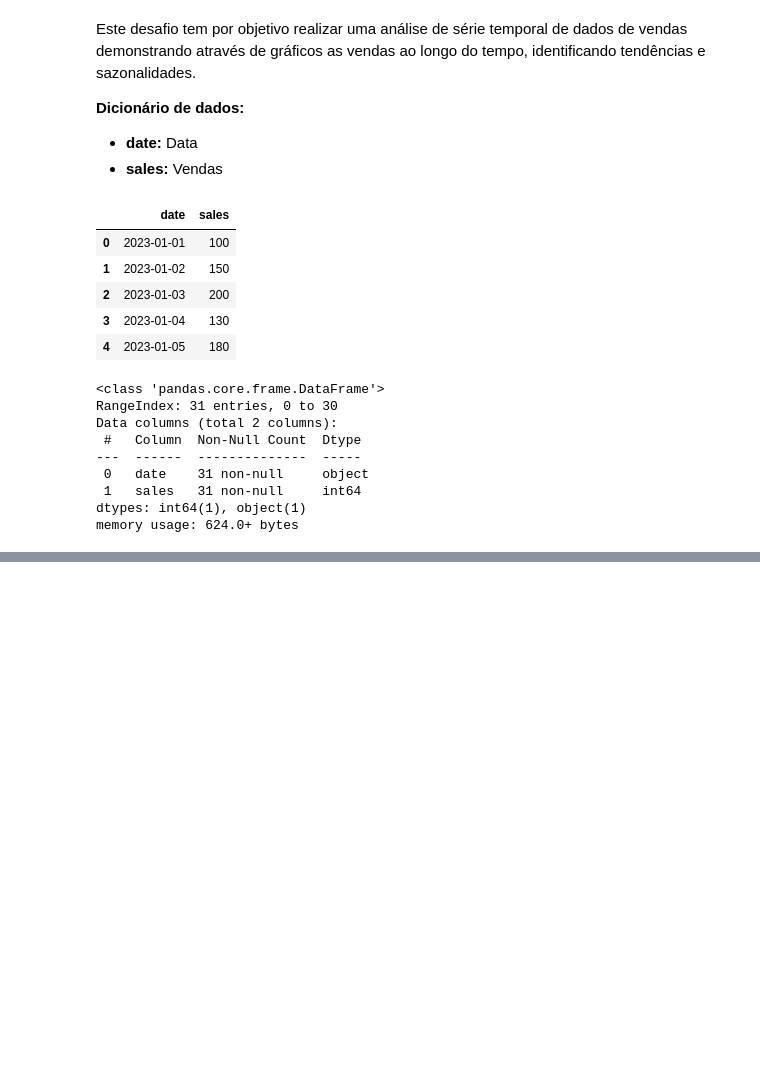
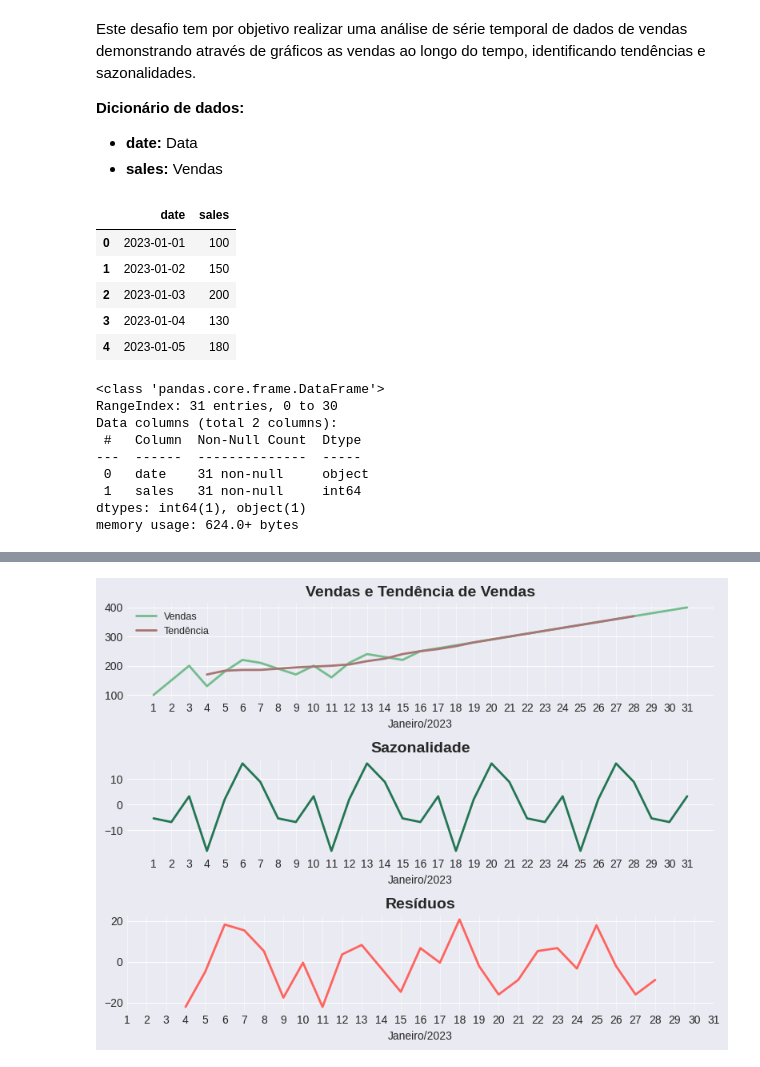
Before and after one commit to adhalya/data_visualization, a Jupyter notebook: Exercício_Prático_Data_Visualization.ipynb, the cells around one changed output, grey strips where cells are left out. Drawn from its saved outputs; the diff is of its cells as text; code cells hidden in the pictures; blank space fills up the shorter version.

```diff
--- a/Exercício_Prático_Data_Visualization.ipynb
+++ b/Exercício_Prático_Data_Visualization.ipynb
@@ -341,0 +262,85 @@ plt.show()
+# %%
+# @title Gráfico de Série Temporal de Vendas
+from statsmodels.tsa.seasonal import seasonal_decompose
+
+# Carregar os dados e configurar o índice de data
+df_2 = pd.read_csv('https://raw.githubusercontent.com/adhalya/data_visualization/main/Arquivos%20de%20Dados/vendas.csv')
+df_2['date'] = pd.to_datetime(df_2['date'])
+df_2.set_index('date', inplace=True)
+
+# Decomposição da série temporal
+decomposition = seasonal_decompose(df_2['sales'], model='additive')
+
+# Função para extrair apenas o dia do mês
+def get_day_labels(index):
+    return [date.day for date in index]
+
+# Dicionário para mapeamento das datas para dias
+day_labels = get_day_labels(df_2.index)
+day_dict = {df_2.index[i]: day_labels[i] for i in range(len(df_2.index))}
+
+# Criação do gráfico com três subplots
+fig, axes = plt.subplots(3, 1, figsize=(8, 6))
+
+# Estilo e cor de fundo
+plt.style.use('seaborn-v0_8-darkgrid')
+fig.patch.set_facecolor('#EAEAF2')
+
+
+# SUBPLOT 1: Vendas e Tendência
+axes[0].plot(df_2.index, df_2['sales'], label='Vendas', color='#73BD8D', linewidth=2)
+axes[0].plot(df_2.index, decomposition.trend, label='Tendência', color='#A77674', linewidth=2)
+# Título
+axes[0].set_title('Vendas e Tendência de Vendas', fontsize=14, fontweight='bold')
+# Legenda
+axes[0].legend(fontsize=9)
+# Etiquetas
+axes[0].tick_params(axis='x')
+axes[0].tick_params(axis='both', labelsize=10)
+axes[0].set_xlabel('Janeiro/2023', fontsize=10)
+# Grid
+axes[0].grid(axis='y', linestyle='-', color='white', alpha=1)
+axes[0].grid(axis='x', linestyle='-', color='white', alpha=0.5)
+# Rótulos do eixo X
+axes[0].set_xticks(df_2.index)
+axes[0].set_xticklabels([day_dict[date] for date in df_2.index])
+
+
+# SUBPLOT 2: Sazonalidade
+axes[1].plot(df_2.index, decomposition.seasonal, color='#237653', linewidth=2)
+# Título
+axes[1].set_title('Sazonalidade', fontsize=14, fontweight='bold')
+# Etiquetas
+axes[1].tick_params(axis='x')
+axes[1].tick_params(axis='both', labelsize=10)
+axes[1].set_xlabel('Janeiro/2023', fontsize=10)
+# Grid
+axes[1].grid(axis='y', linestyle='-', color='white', alpha=1)
+axes[1].grid(axis='x', linestyle='-', color='white', alpha=0.5)
+# Rótulos do eixo X
+axes[1].set_xticks(df_2.index)
+axes[1].set_xticklabels([day_dict[date] for date in df_2.index])
+
+
+# SUBPLOT 3: Resíduos
+axes[2].plot(df_2.index, decomposition.resid, color='#FF635E', linewidth=2)
+# Título
+axes[2].set_title('Resíduos', fontsize=14, fontweight='bold')
+# Etiquetas
+axes[2].tick_params(axis='x')
+axes[2].tick_params(axis='both', labelsize=10)
+axes[2].set_xlabel('Janeiro/2023', fontsize=10)
+# Grid
+axes[2].grid(axis='y', linestyle='-', color='white', alpha=1)
+axes[2].grid(axis='x', linestyle='-', color='white', alpha=0.5)
+# Rótulos do eixo X
+axes[2].set_xticks(df_2.index)
+axes[2].set_xticklabels([day_dict[date] for date in df_2.index])
+
+# Ajuste do layout
+plt.tight_layout()
+
+# Exibir o gráfico
+plt.show()
+# %% [output]
+[figure, added]
```
Also changed, not shown: parts of 6 cells of this notebook.
